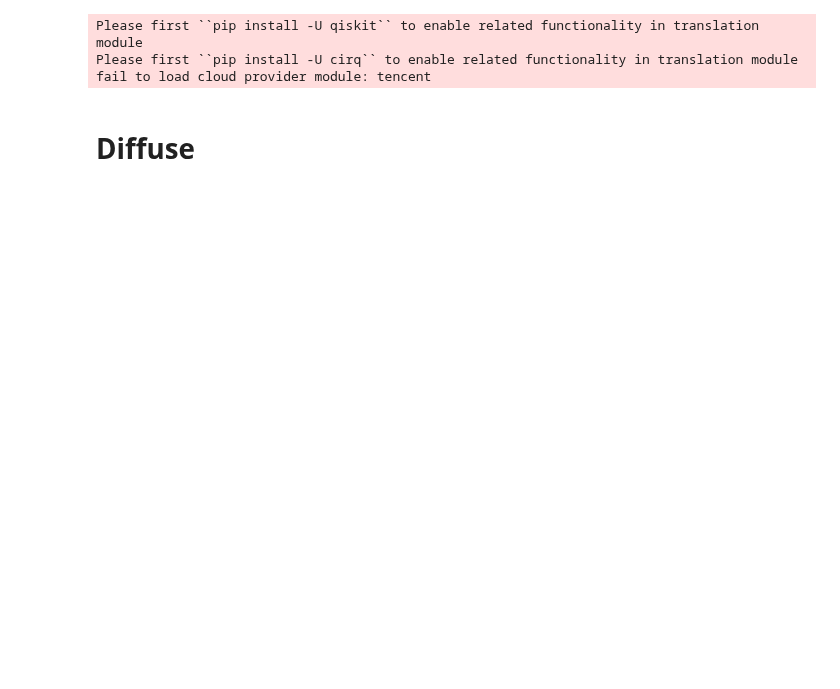
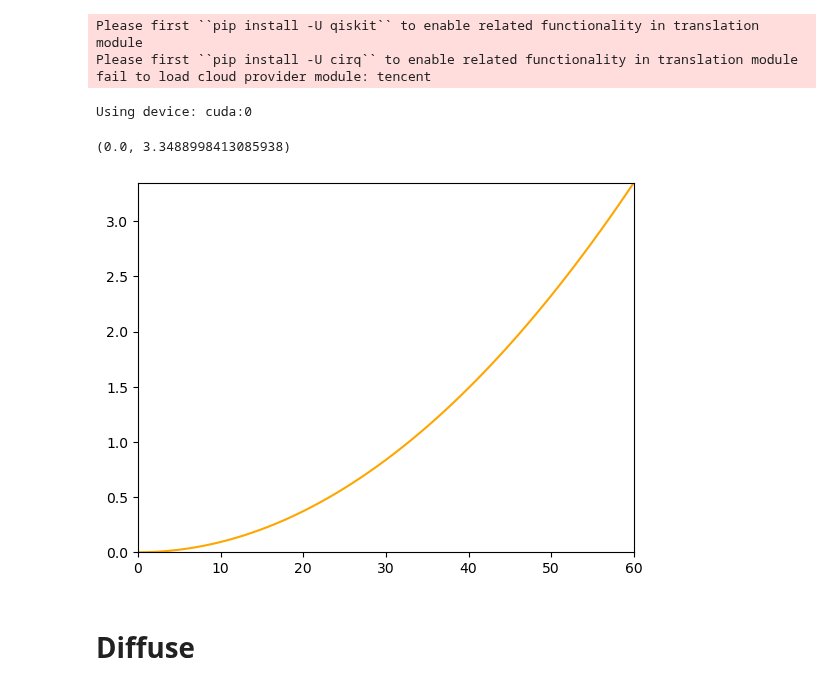
Before and after one commit to alapena/QuantGenMdl, a Jupyter notebook: visualize_noising.ipynb, the cells around one changed output. Drawn from its saved outputs; the diff is of its cells as text; code cells hidden in the pictures; blank space fills up the shorter version.

```diff
--- a/visualize_noising.ipynb
+++ b/visualize_noising.ipynb
@@ -23,24 +23,51 @@ fail to load cloud provider module: tencent
 # Fake config file to use get_path()
 # EDITABLE
 config = {
+    'device': 'cuda:0',
     'dataset': {
         'dir': './data',
         'name': 'CIRCLEY_3',
         'maxsize': 1000,
     },
     'model': {
-        'n_timesteps': 1000,
+        'n_timesteps': 40,
         'diffusion_schedule': {
-            'name': 'custom',
-            'slope': 0.5,
+            'name': 'custom_sq',
+            'slope': 0.003,
+            'vrescale': 50,
+            'hrescale': 26
         }
     }
 }
 n_data, n_features, n_ancilla_qubits, n_backward_layers = 1000, 8, 2, 6
 n_timesteps = config["model"]["n_timesteps"]
-diffusion_schedule = config["model"]["diffusion_schedule"]["name"] + str(config["model"]["diffusion_schedule"]["slope"])
+diffusion_schedule = config["model"]["diffusion_schedule"]["name"] + str(config["model"]["diffusion_schedule"]["slope"]) + "-" + str(config["model"]["diffusion_schedule"]["vrescale"]) + "-" + str(config["model"]["diffusion_schedule"]["hrescale"])
 _, n_qubits = find_closest_power_of_2(n_features, return_power=True)
-device='cpu'
+
+device = set_device(config.get('device', 'cpu'))
+torch.set_default_device(device)
+# %% [output]
+Using device: cuda:0
+# %%
+# Get diff weights also
+# slope = config["model"]["diffusion_schedule"]["slope"]
+# vrescale = config["model"]["diffusion_schedule"]["vrescale"]
+# hrescale = config["model"]["diffusion_schedule"]["hrescale"]
+# x = torch.linspace(1., n_timesteps+1, steps=n_timesteps+1, device=device)
+# diffusion_weights = slope*torch.log(x / (vrescale - x)) + hrescale
+
+slope = config["model"]["diffusion_schedule"]["slope"]
+# diffusion_weights = 1/(n_timesteps+1) * torch.linspace(1., slope*torch.tensor(n_timesteps+1), n_timesteps+1, device=device)
+
+x = torch.linspace(0., n_timesteps+1, steps=n_timesteps+1, device=device)
+diffusion_weights = slope*torch.pow(x, 2)
+
+plt.plot(diffusion_weights.cpu().numpy(), c='orange')
+plt.xlim(0, n_timesteps)
+plt.ylim(0, max(diffusion_weights.detach().cpu().numpy()))
+# %% [output]
+(0.0, 3.3488998413085938)
+[figure, added]
 # %% [markdown]
 # Diffuse
 # %%
```
Also changed, not shown: parts of 3 cells of this notebook, 6 other files.
